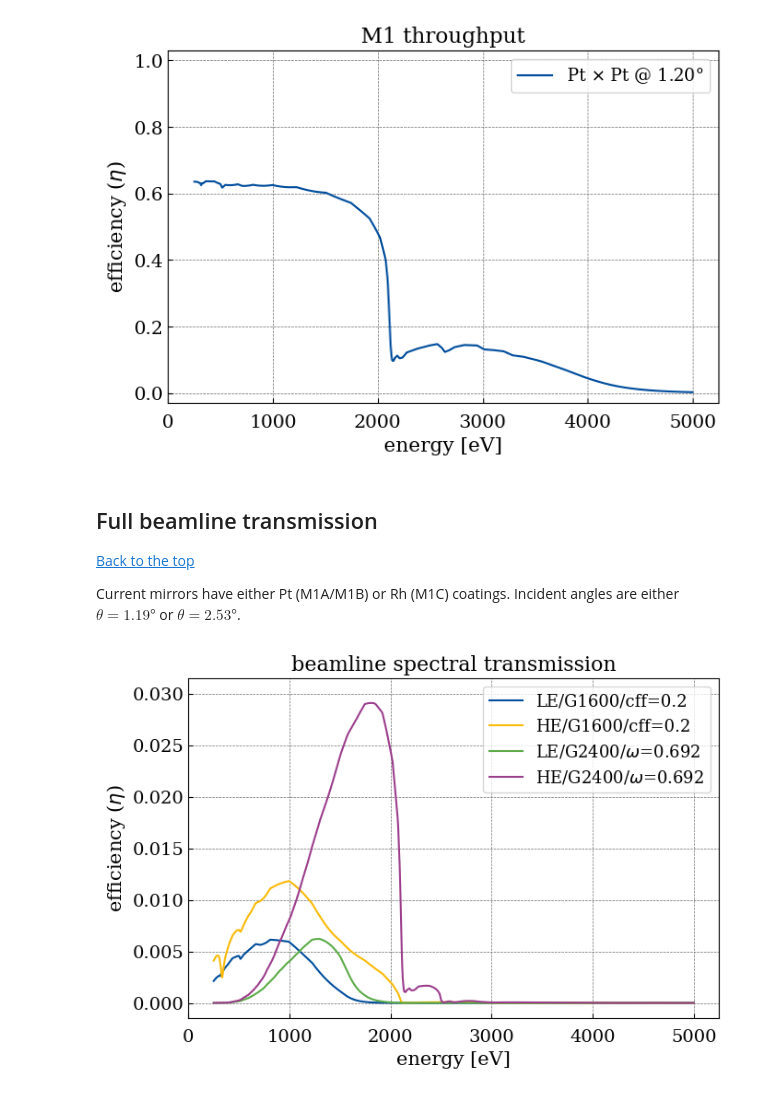
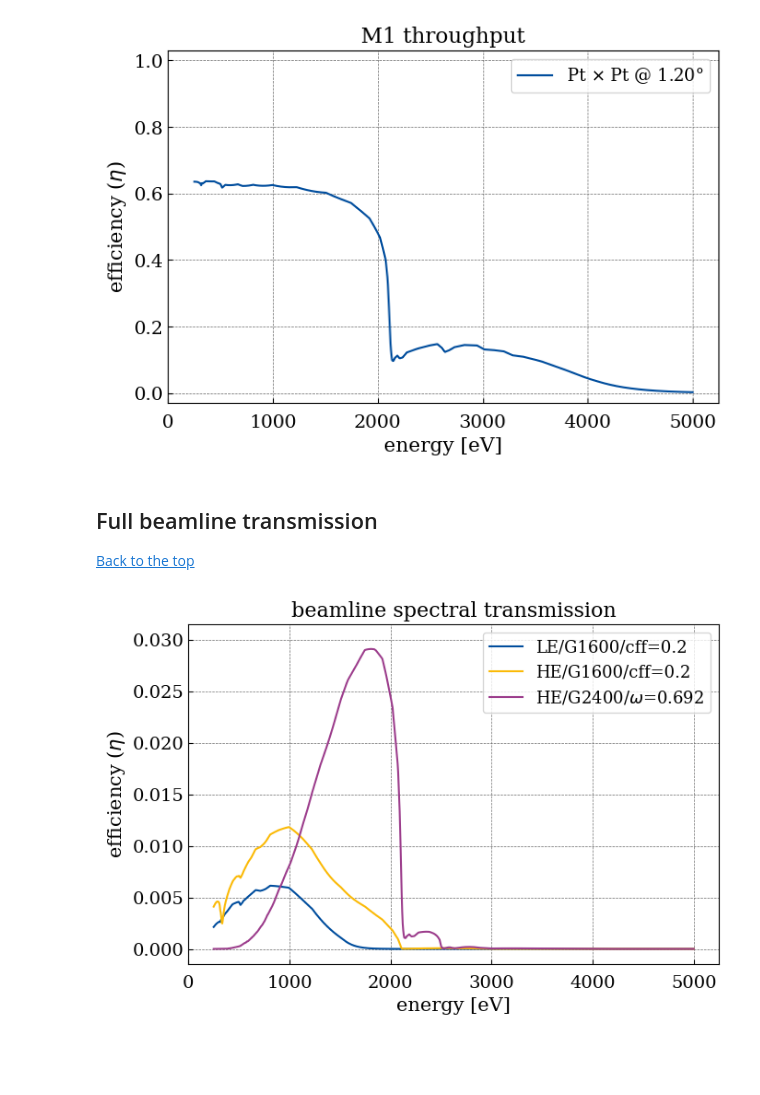
Before and after one commit to barc4/soleil_deimos, a Jupyter notebook: workspaces/Deimos_spectral_transmission.ipynb, the cells around one changed output. Cells and saved outputs as stored; diff of their text form; code cells hidden in the pictures; blank space fills up the shorter version.

```diff
--- a/workspaces/Deimos_spectral_transmission.ipynb
+++ b/workspaces/Deimos_spectral_transmission.ipynb
@@ -338,9 +337,6 @@ f1f2_calc: using density: 21.450000 g/cm3
 <a id="flux"></a>
 ## Full beamline transmission
 [Back to the top](#toc)
-
-Current mirrors have either Pt (M1A/M1B) or Rh (M1C) coatings. Incident angles are either $\theta=1.19°$ or
-$\theta=2.53°$.
 # %%
 LEG1600 = (Pt_2p53["reflectivity"]*Pt_2p53["reflectivity"]*
            G1600_cff0p2['carpem_G1600_VGD60A_c0p20']['h1'].values * M2 * M3['reflectivity']*
@@ -360,13 +356,13 @@ HEG2400 = (Pt_1p19["reflectivity"]*Rh_1p20["reflectivity"]*
 # %%
 fig = PlotManager()
 fig.image, fig.x = LEG1600, energy
 fig.additional_info("beamline spectral transmission", "energy [eV]", "efficiency ($\eta$)", xmin=e0, xmax=ef+(ei-e0), ymin=-0.0015, ymax=0.0315).aesthetics(LaTex=True, grid=True)
 fig.info_1d_plot(0, 'LE/G1600/cff=0.2').plot_1d(enable=False)
 fig.image = HEG1600
 fig.info_1d_plot(1, 'HE/G1600/cff=0.2').plot_1d(enable=False, hold=True)
-fig.image = LEG2400
-fig.info_1d_plot(2, 'LE/G2400/$\omega$=0.692').plot_1d(enable=False, hold=True)
+# fig.image = LEG2400
+# fig.info_1d_plot(2, 'LE/G2400/$\omega$=0.692').plot_1d(enable=False, hold=True)
 fig.image = HEG2400
 fig.info_1d_plot(3, 'HE/G2400/$\omega$=0.692').plot_1d(enable=True, hold=True)
 # %% [output]
-[figure, old version]
+[figure, new version]
```
Also changed, not shown: parts of 13 cells of this notebook, 1 other file.
